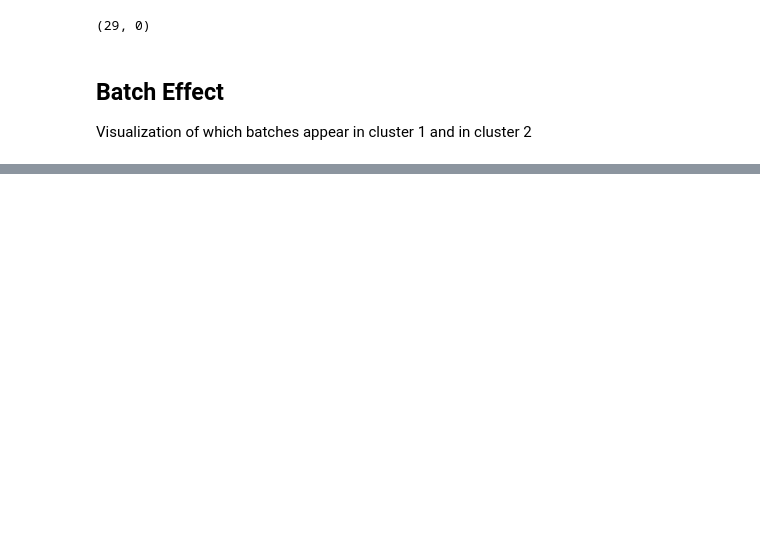
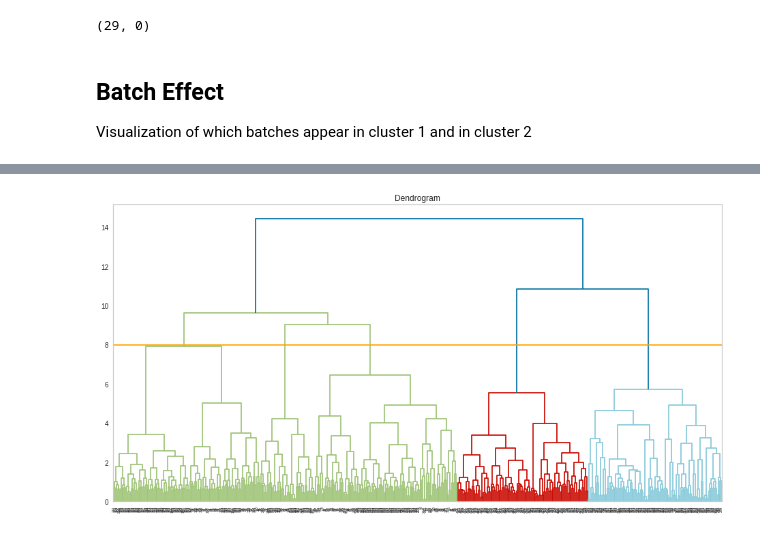
Before and after one commit to humpyreddy96/ClusterAnalysis, a Jupyter notebook: scGAMClusterAnalysis.ipynb, the cells around one changed output, grey strips where cells are left out. Cells and saved outputs as stored; diff of their text form; code cells hidden in the pictures; blank space fills up the shorter version.

```diff
--- a/scGAMClusterAnalysis.ipynb
+++ b/scGAMClusterAnalysis.ipynb
@@ -211,0 +248,18 @@ plt.show()
+# %%
+import scipy.cluster.hierarchy as sch
+
+# size of image
+plt.figure(1, figsize = (16 ,8))
+plt.grid(b=None)
+
+# creating the dendrogram
+dend = sch.dendrogram(sch.linkage(embedding, method='ward'))
+
+# theroshold
+plt.axhline(y=8, color='orange')
+
+# ploting graphabs
+plt.title('Dendrogram')
+plt.show()
+# %% [output]
+[figure, added]
```
Also changed, not shown: parts of 13 cells of this notebook.
